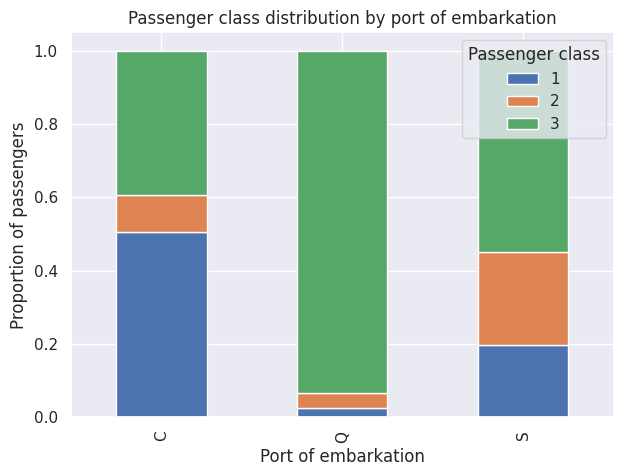
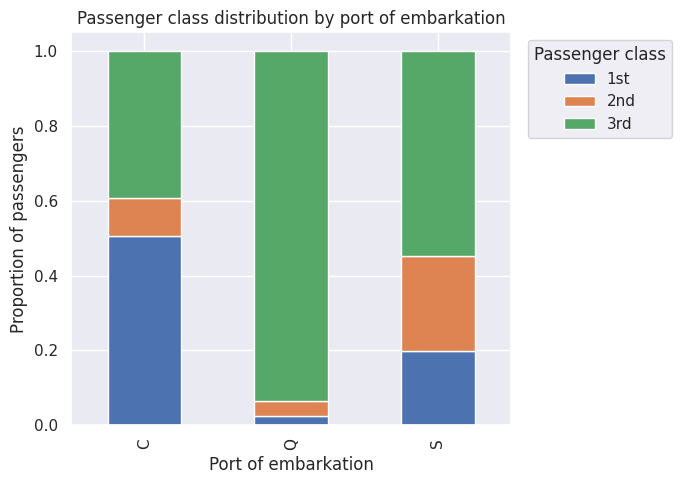
Code edit (unified diff) that turned the first committed figure into the second:
--- before
+++ after
@@ -1,9 +1,14 @@
-(
-    pd.crosstab(
-        df_train["Embarked"],
-        df_train["Pclass"],
-        normalize="index"
-    )
-    .plot(kind="bar", stacked=True, figsize=(7, 5))
+class_dist = pd.crosstab(
+    df_train["Embarked"],
+    df_train["Pclass"],
+    normalize="index"
+)
+
+class_dist.columns = ["1st", "2nd", "3rd"]
+
+ax = class_dist.plot(
+    kind="bar",
+    stacked=True,
+    figsize=(7, 5)
 )
 
@@ -11,5 +16,11 @@
 plt.xlabel("Port of embarkation")
 plt.ylabel("Proportion of passengers")
-plt.legend(title="Passenger class")
 
+ax.legend(
+    title="Passenger class",
+    bbox_to_anchor=(1.02, 1),
+    loc="upper left"
+)
+
+plt.tight_layout()
 plt.show()

Commit: Feature Engineering done - start modeling